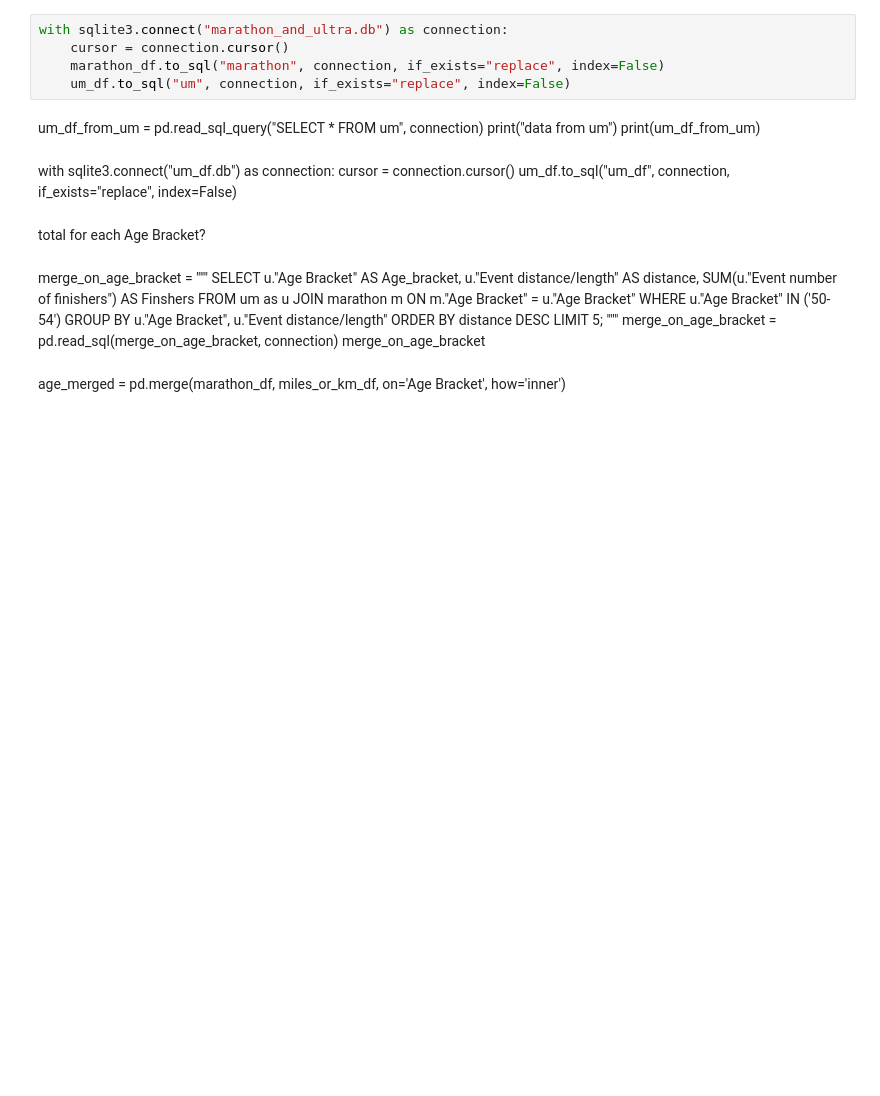
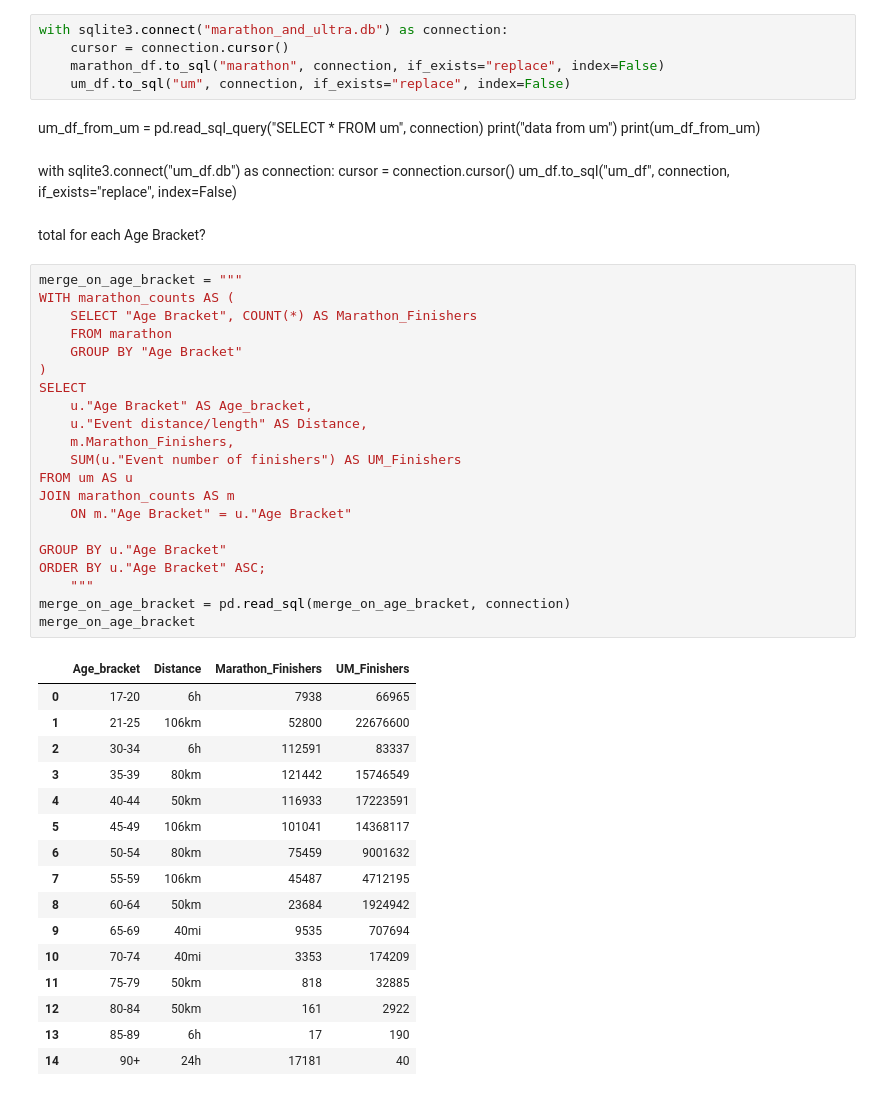
Before and after one commit to RunningBaldMan/Age_and_Endurance, a Jupyter notebook: Endurance_Beyond_Youth.ipynb, the cells around one changed output. Cells and saved outputs as stored; diff of their text form; blank space fills up the shorter version.

```diff
--- a/Endurance_Beyond_Youth.ipynb
+++ b/Endurance_Beyond_Youth.ipynb
@@ -865,24 +866,41 @@ with sqlite3.connect("um_df.db") as connection:
     um_df.to_sql("um_df", connection, if_exists="replace", index=False)
 # %% [markdown]
 total for each Age Bracket?
-# %% [markdown]
-merge_on_age_bracket = """
-    SELECT
-        u."Age Bracket" AS Age_bracket,
-        u."Event distance/length" AS distance,
-        SUM(u."Event number of finishers") AS Finshers
-    FROM um as u
-    JOIN marathon m
-        ON m."Age Bracket" = u."Age Bracket"
-    WHERE u."Age Bracket" IN ('50-54')
-    GROUP BY
-        u."Age Bracket",
-        u."Event distance/length"
-    ORDER BY
-        distance DESC
-    LIMIT 5;
-    """
-merge_on_age_bracket = pd.read_sql(merge_on_age_bracket, connection)
-merge_on_age_bracket
-# %% [markdown]
-age_merged = pd.merge(marathon_df, miles_or_km_df, on='Age Bracket', how='inner')
+# %%
+merge_on_age_bracket = """
+WITH marathon_counts AS (
+    SELECT "Age Bracket", COUNT(*) AS Marathon_Finishers
+    FROM marathon
+    GROUP BY "Age Bracket"
+)
+SELECT
+    u."Age Bracket" AS Age_bracket,
+    u."Event distance/length" AS Distance,
+    m.Marathon_Finishers,
+    SUM(u."Event number of finishers") AS UM_Finishers
+FROM um AS u
+JOIN marathon_counts AS m
+    ON m."Age Bracket" = u."Age Bracket"
+
+GROUP BY u."Age Bracket"
+ORDER BY u."Age Bracket" ASC;
+    """
+merge_on_age_bracket = pd.read_sql(merge_on_age_bracket, connection)
+merge_on_age_bracket
+# %% [output]
+|  | Age_bracket | Distance | Marathon_Finishers | UM_Finishers |
+| 0 | 17-20 | 6h | 7938 | 66965 |
+| 1 | 21-25 | 106km | 52800 | 22676600 |
+| 2 | 30-34 | 6h | 112591 | 83337 |
+| 3 | 35-39 | 80km | 121442 | 15746549 |
+| 4 | 40-44 | 50km | 116933 | 17223591 |
+| 5 | 45-49 | 106km | 101041 | 14368117 |
+| 6 | 50-54 | 80km | 75459 | 9001632 |
+| 7 | 55-59 | 106km | 45487 | 4712195 |
+| 8 | 60-64 | 50km | 23684 | 1924942 |
+| 9 | 65-69 | 40mi | 9535 | 707694 |
+| 10 | 70-74 | 40mi | 3353 | 174209 |
+| 11 | 75-79 | 50km | 818 | 32885 |
+| 12 | 80-84 | 50km | 161 | 2922 |
+| 13 | 85-89 | 6h | 17 | 190 |
+| 14 | 90+ | 24h | 17181 | 40 |
```
Also changed, not shown: parts of 6 cells of this notebook.
